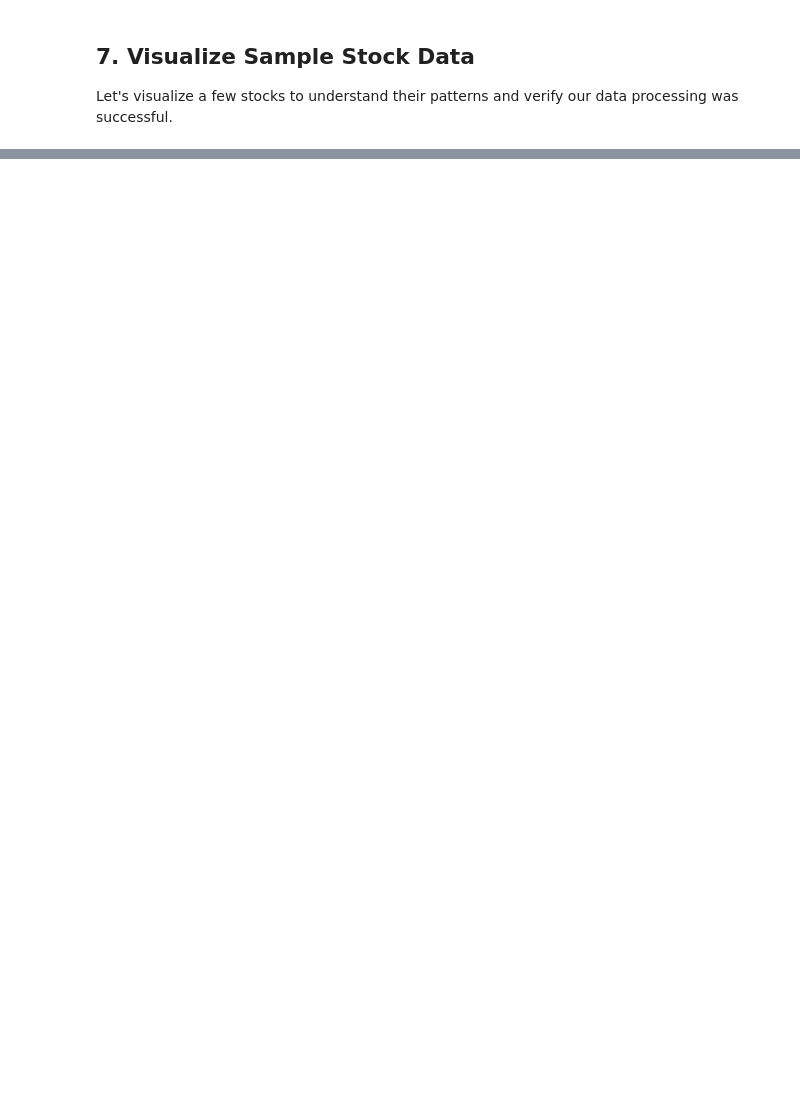
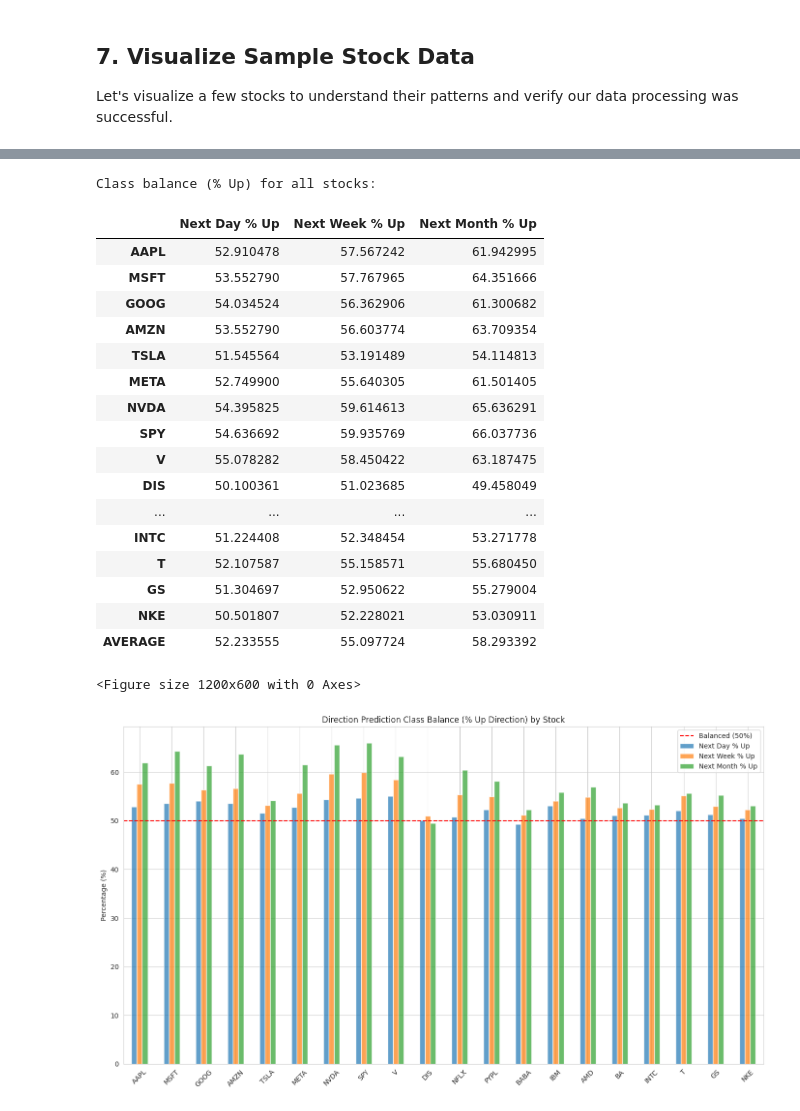
Before and after one commit to ABDERRAHMANE2303/Stock-Market-Predictor, a Jupyter notebook: ml/preparation/data_fetching_cleaning.ipynb, the cells around one changed output, grey strips where cells are left out. Cells and saved outputs as stored; diff of their text form; code cells hidden in the pictures; blank space fills up the shorter version.

```diff
--- a/ml/preparation/data_fetching_cleaning.ipynb
+++ b/ml/preparation/data_fetching_cleaning.ipynb
@@ -364,6 +450,3 @@ print(f"Successfully processed {len(results)} out of {len(stocks)} stocks")
 ## 7. Visualize Sample Stock Data
 
 Let's visualize a few stocks to understand their patterns and verify our data processing was successful.
-# %%
-df = pd.read_csv("../data/cleaned/AAPL.csv")
-df.head(2)
@@ -394,0 +506,55 @@ for ticker in sample_stocks:
+# %%
+# Display class balance statistics for all stocks
+class_balance = {}
+
+for ticker, df in results.items():
+    day_up_pct = 100 * df['next_day_direction'].mean()
+    week_up_pct = 100 * df['next_week_direction'].mean()
+    month_up_pct = 100 * df['next_month_direction'].mean()
+
+    class_balance[ticker] = {
+        'day_up': day_up_pct,
+        'week_up': week_up_pct,
+        'month_up': month_up_pct
+    }
+
+class_balance_df = pd.DataFrame(class_balance).T
+class_balance_df.columns = ['Next Day % Up', 'Next Week % Up', 'Next Month % Up']
+
+# Add overall average
+class_balance_df.loc['AVERAGE'] = class_balance_df.mean()
+
+print("Class balance (% Up) for all stocks:")
+display(class_balance_df)
+
+# Visualize class balance
+plt.figure(figsize=(12, 6))
+class_balance_df.iloc[:-1].plot(kind='bar', alpha=0.7)
+plt.axhline(y=50, color='r', linestyle='--', label='Balanced (50%)')
+plt.title('Direction Prediction Class Balance (% Up Direction) by Stock')
+plt.ylabel('Percentage (%)')
+plt.xticks(rotation=45)
+plt.legend()
+plt.tight_layout()
+plt.show()
+# %% [output]
+Class balance (% Up) for all stocks:
+|  | Next Day % Up | Next Week % Up | Next Month % Up |
+| AAPL | 52.910478 | 57.567242 | 61.942995 |
+| MSFT | 53.552790 | 57.767965 | 64.351666 |
+| GOOG | 54.034524 | 56.362906 | 61.300682 |
+| AMZN | 53.552790 | 56.603774 | 63.709354 |
+| TSLA | 51.545564 | 53.191489 | 54.114813 |
+| META | 52.749900 | 55.640305 | 61.501405 |
+| NVDA | 54.395825 | 59.614613 | 65.636291 |
+| SPY | 54.636692 | 59.935769 | 66.037736 |
+| V | 55.078282 | 58.450422 | 63.187475 |
+| DIS | 50.100361 | 51.023685 | 49.458049 |
+| ... | ... | ... | ... |
+| INTC | 51.224408 | 52.348454 | 53.271778 |
+| T | 52.107587 | 55.158571 | 55.680450 |
+| GS | 51.304697 | 52.950622 | 55.279004 |
+| NKE | 50.501807 | 52.228021 | 53.030911 |
+| AVERAGE | 52.233555 | 55.097724 | 58.293392 |
+<Figure size 1200x600 with 0 Axes>
+[figure, added]
```
Also changed, not shown: parts of 15 cells of this notebook, 23 other files.
